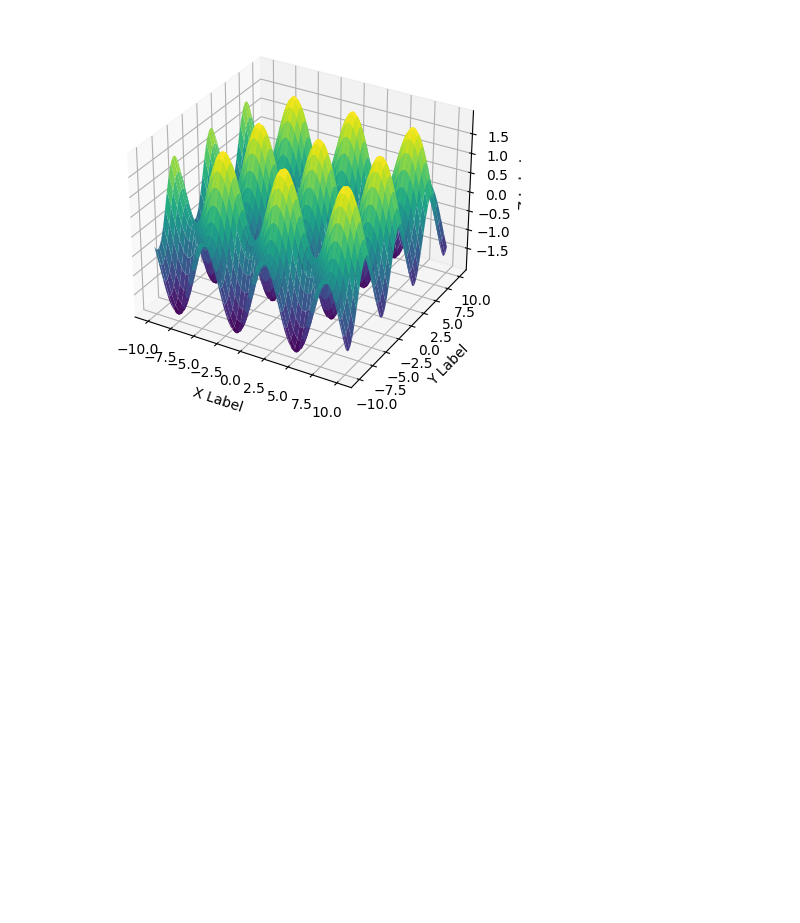
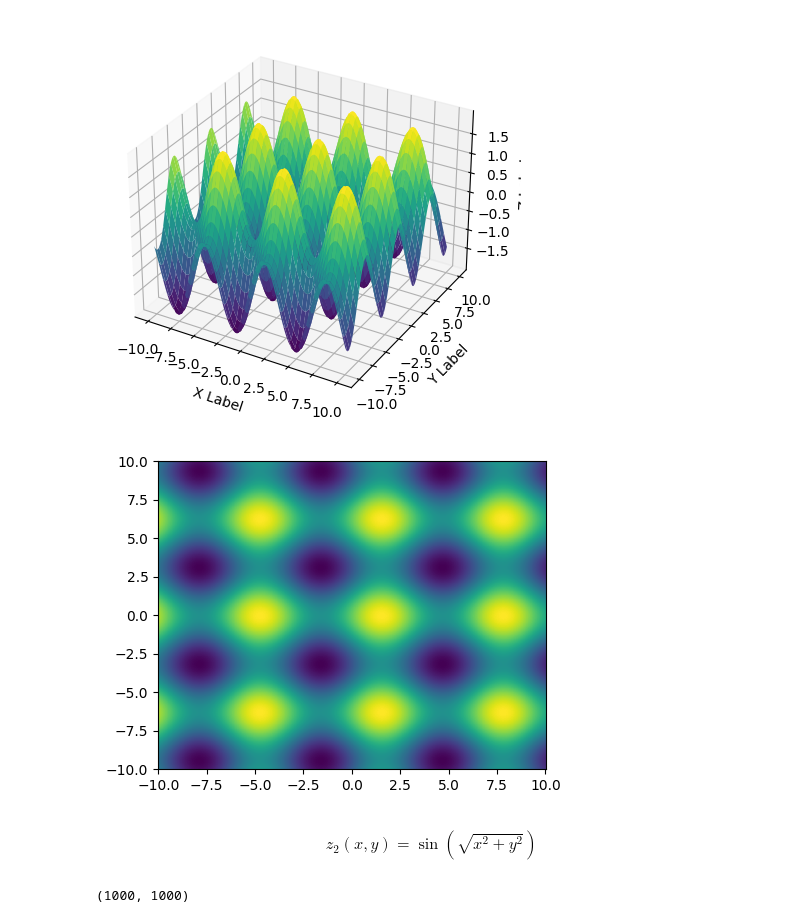
Before and after one commit to wbandabarragan/quantum-mechanics-1, a Jupyter notebook: python-resources/python_for_QM01.ipynb, the cells around one changed output. Drawn from its saved outputs; the diff is of its cells as text; code cells hidden in the pictures; blank space fills up the shorter version.

```diff
--- a/python-resources/python_for_QM01.ipynb
+++ b/python-resources/python_for_QM01.ipynb
@@ -90,8 +115,8 @@ $$z = \sin\left(\sqrt{x^2+y^2}\right)$$
 def surface_1(x_2d, y_2d):
   """
   This is a function to create a 2D surface.
-  Inputs: x_2D, y_2D
-  Outputs: z_2D
+  Inputs: x_2d, y_2d
+  Outputs: z_2d
   """
 
   z_2d = np.sin(x_2d) + np.cos(y_2d)
@@ -122,3 +158,15 @@ ax.set_zlabel('Z Label')
 plt.show()
 # %% [output]
 [figure]
+# %%
+# Plotting a projection of the surface
+
+plt.figure(figsize=(5,4))
+
+plt.pcolor(x_2d, y_2d, z_2d, cmap = "viridis")
+
+plt.show()
+# %% [output]
+[figure, added]
+# %% [markdown]
+$$z_2(x,y) = \sin\left(\sqrt{x^2+y^2}\right)$$
@@ -124,0 +186,8 @@ plt.show()
+# %%
+# Call the surface function
+
+z_2d_example2 = surface_2(x_2d, y_2d)
+
+print(z_2d_example2.shape)
+# %% [output]
+(1000, 1000)
```
Also changed, not shown: parts of 13 cells of this notebook.
